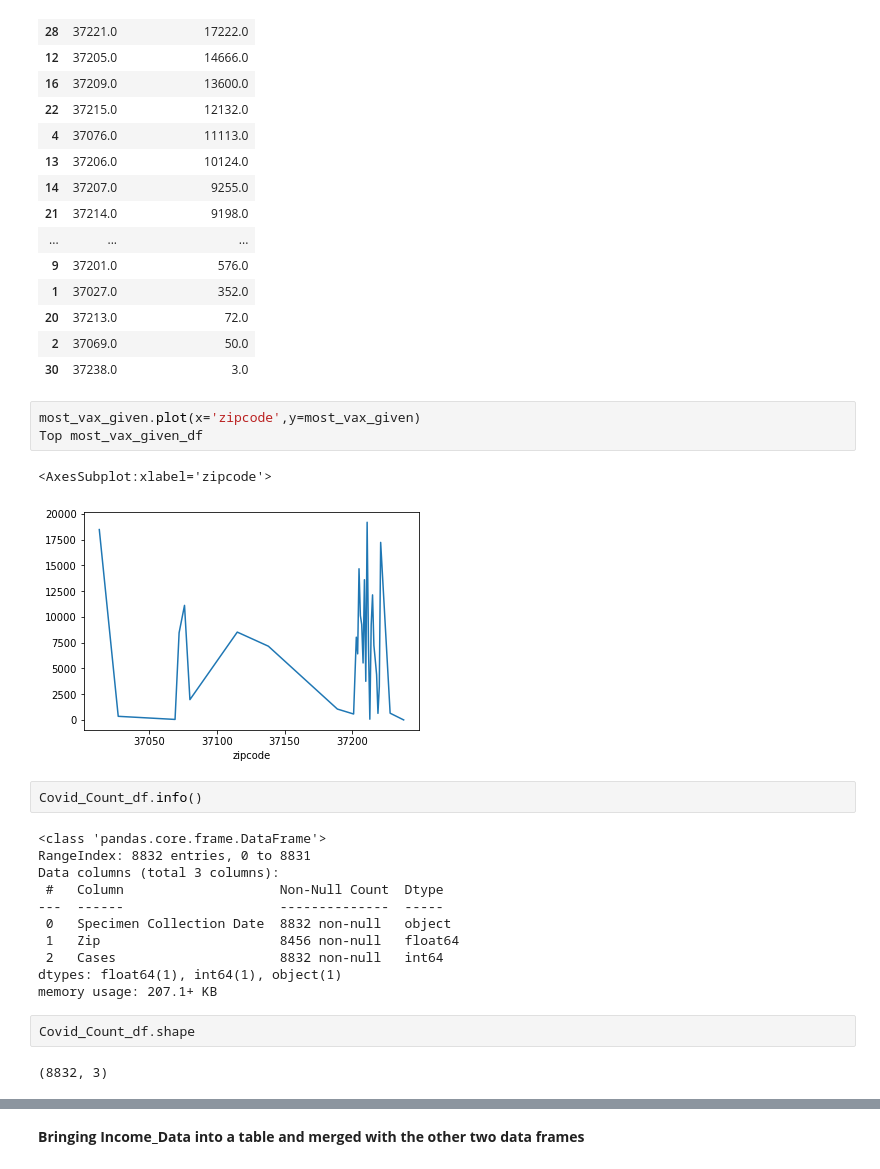
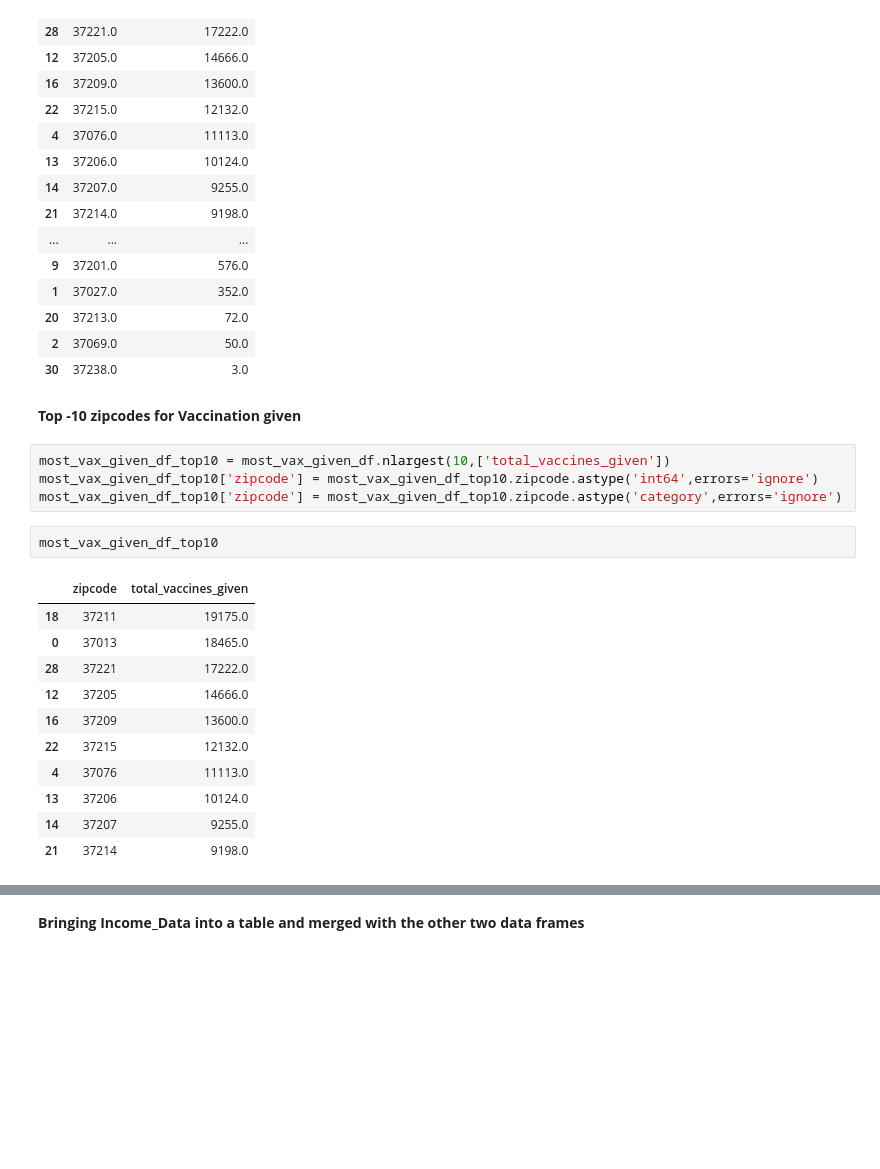
Before and after one commit to ryanhilber93/nash-covid-cases-vaccines-hot_chickens, a Jupyter notebook: data/COVID Vaccine Data.ipynb, the cells around one changed output, grey strips where cells are left out. Saved outputs shown, nothing was run; the diff lists cells and outputs as text; blank space fills up the shorter version.

```diff
--- a/data/COVID Vaccine Data.ipynb
+++ b/data/COVID Vaccine Data.ipynb
@@ -163,26 +163,23 @@ most_vax_given_df.sort_values(by ='total_vaccines_given',ascending =False)
 | 20 | 37213.0 | 72.0 |
 | 2 | 37069.0 | 50.0 |
 | 30 | 37238.0 | 3.0 |
-# %%
-most_vax_given.plot(x='zipcode',y=most_vax_given)
-Top most_vax_given_df
-# %% [output]
-<AxesSubplot:xlabel='zipcode'>
-[figure, removed]
-# %%
-Covid_Count_df.info()
-# %% [output]
-<class 'pandas.core.frame.DataFrame'>
-RangeIndex: 8832 entries, 0 to 8831
-Data columns (total 3 columns):
- #   Column                    Non-Null Count  Dtype
----  ------                    --------------  -----
- 0   Specimen Collection Date  8832 non-null   object
- 1   Zip                       8456 non-null   float64
- 2   Cases                     8832 non-null   int64
-dtypes: float64(1), int64(1), object(1)
-memory usage: 207.1+ KB
-# %%
-Covid_Count_df.shape
-# %% [output]
-(8832, 3)
+# %% [markdown]
+**Top -10 zipcodes for Vaccination given**
+# %%
+most_vax_given_df_top10 = most_vax_given_df.nlargest(10,['total_vaccines_given'])
+most_vax_given_df_top10['zipcode'] = most_vax_given_df_top10.zipcode.astype('int64',errors='ignore')
+most_vax_given_df_top10['zipcode'] = most_vax_given_df_top10.zipcode.astype('category',errors='ignore')
+# %%
+most_vax_given_df_top10
+# %% [output]
+|  | zipcode | total_vaccines_given |
+| 18 | 37211 | 19175.0 |
+| 0 | 37013 | 18465.0 |
+| 28 | 37221 | 17222.0 |
+| 12 | 37205 | 14666.0 |
+| 16 | 37209 | 13600.0 |
+| 22 | 37215 | 12132.0 |
+| 4 | 37076 | 11113.0 |
+| 13 | 37206 | 10124.0 |
+| 14 | 37207 | 9255.0 |
+| 21 | 37214 | 9198.0 |
```
Also changed, not shown: parts of 10 cells of this notebook.
